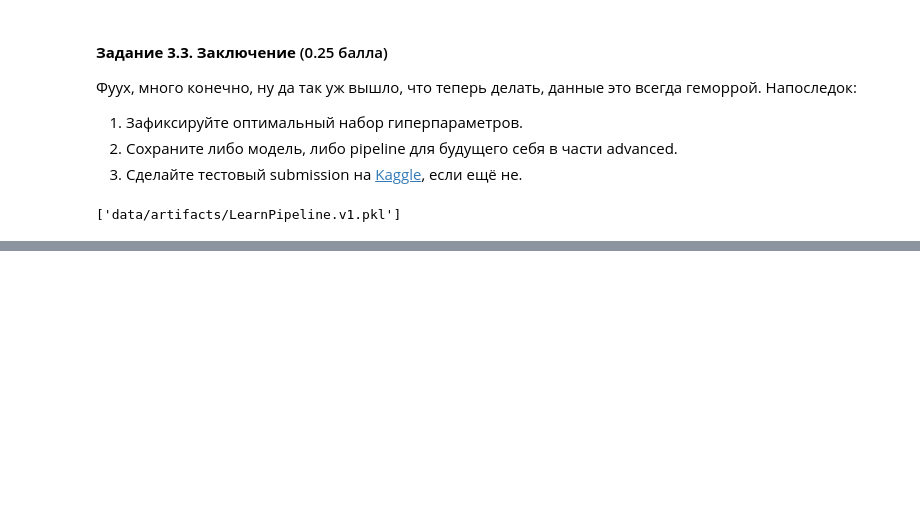
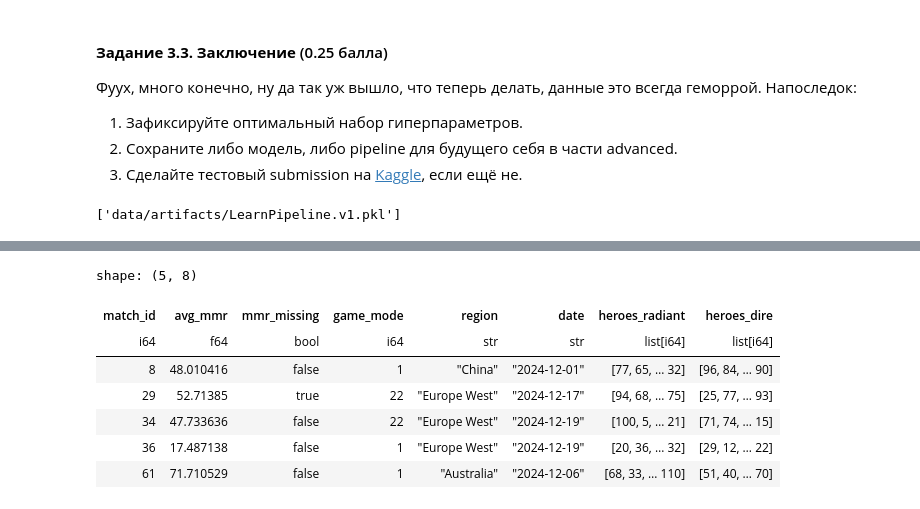
Before and after one commit to Pavel-pers/ml_dota_linreg, a Jupyter notebook: homework-practice-03-base.ipynb, the cells around one changed output, grey strips where cells are left out. Cells and saved outputs as stored; diff of their text form; code cells hidden in the pictures; blank space fills up the shorter version.

Commit message:
refactor test df to base_notebook

```diff
--- a/homework-practice-03-base.ipynb
+++ b/homework-practice-03-base.ipynb
@@ -1351,0 +1338,10 @@ prepared_players_df.write_parquet('data/artifacts/PreparedPlayersDF.v1.parquet')
+# %%
+test_data_prepared_mmr = matches_test_df.select([
+    pl.col('match_id'),
+    (pl.col('avg_mmr') ** 0.5).fill_null(pl.col('avg_mmr').median() ** 0.5),
+    pl.col('avg_mmr').is_null().alias('mmr_missing'),
+    pl.col('game_mode'),
+    pl.col('region'),
+    pl.col('date'),
+])
+test_data_prepared_mmr.head()
@@ -1351,0 +1357,15 @@ prepared_players_df.write_parquet('data/artifacts/PreparedPlayersDF.v1.parquet')
+# %%
+test_match_ids = matches_test_df['match_id']
+test_players_df = filtered_players_df.filter(
+    pl.col('match_id').is_in(test_match_ids.implode())
+)
+
+# 5/5 check
+test_players_df = test_players_df.with_columns(
+    pl.when(pl.col('player_slot') < 5)
+    .then(pl.lit('radiant'))
+    .otherwise(pl.lit('dire'))
+    .alias('team')
+)
+team_counts = test_players_df.group_by(['match_id', 'team']).len('n_players')
+team_counts['n_players'].value_counts()
@@ -1351,0 +1377,23 @@ prepared_players_df.write_parquet('data/artifacts/PreparedPlayersDF.v1.parquet')
+# %%
+test_heroes_by_match = (
+    test_players_df
+    .group_by(["match_id", "team"])
+    .agg(pl.col("hero_id").alias("heroes"))
+    .pivot(on="team", index="match_id", values="heroes")
+    .rename({"radiant": "heroes_radiant", "dire": "heroes_dire"})
+)
+
+test_with_heroes_col_df = test_data_prepared_mmr.join(
+    test_heroes_by_match, on='match_id', how='left'
+)
+# %%
+test_with_heroes_col_df.head()
+# %% [output]
+shape: (5, 8)
+| match_id | avg_mmr | mmr_missing | game_mode | region | date | heroes_radiant | heroes_dire |
+| i64 | f64 | bool | i64 | str | str | list[i64] | list[i64] |
+| 8 | 48.010416 | false | 1 | "China" | "2024-12-01" | [77, 65, … 32] | [96, 84, … 90] |
+| 29 | 52.71385 | true | 22 | "Europe West" | "2024-12-17" | [94, 68, … 75] | [25, 77, … 93] |
+| 34 | 47.733636 | false | 22 | "Europe West" | "2024-12-19" | [100, 5, … 21] | [71, 74, … 15] |
+| 36 | 17.487138 | false | 1 | "Europe West" | "2024-12-19" | [20, 36, … 32] | [29, 12, … 22] |
+| 61 | 71.710529 | false | 1 | "Australia" | "2024-12-06" | [68, 33, … 110] | [51, 40, … 70] |
```
Also changed, not shown: parts of 22 cells of this notebook, 1 other file.
